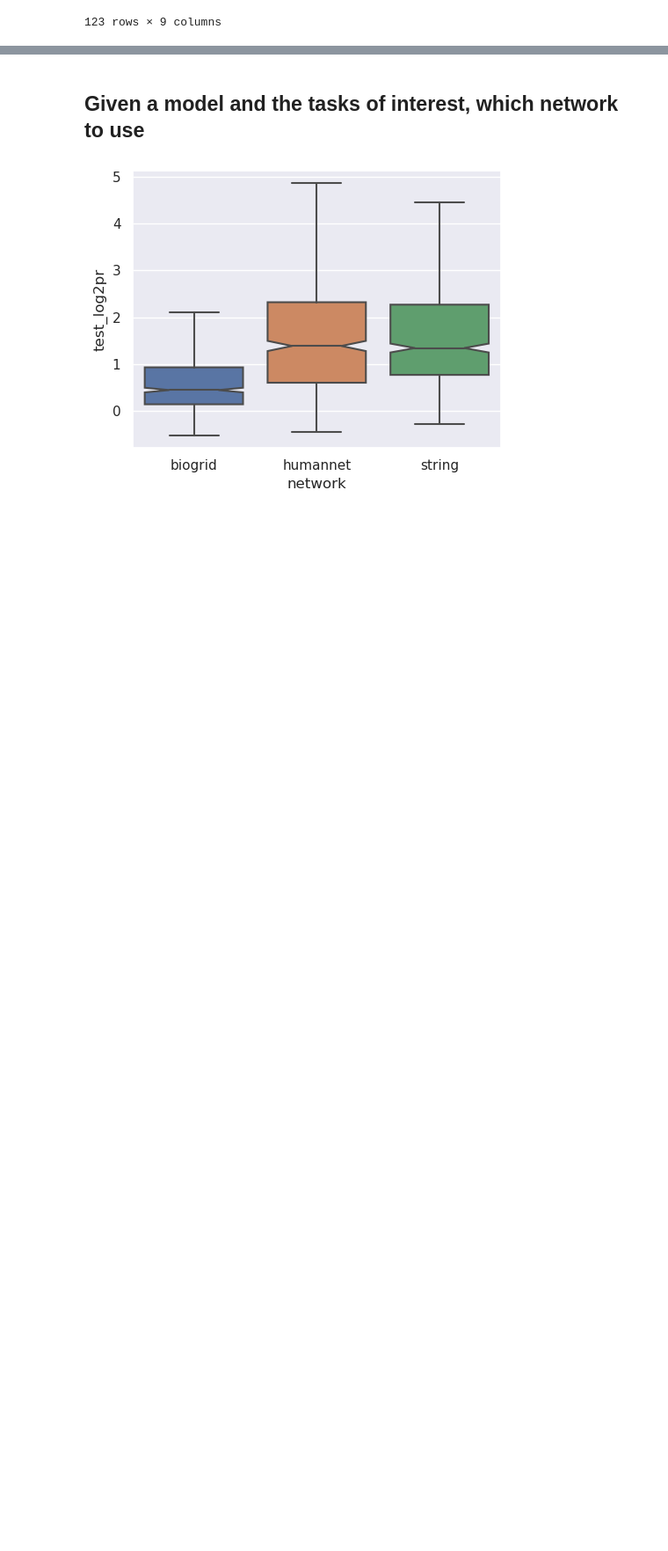
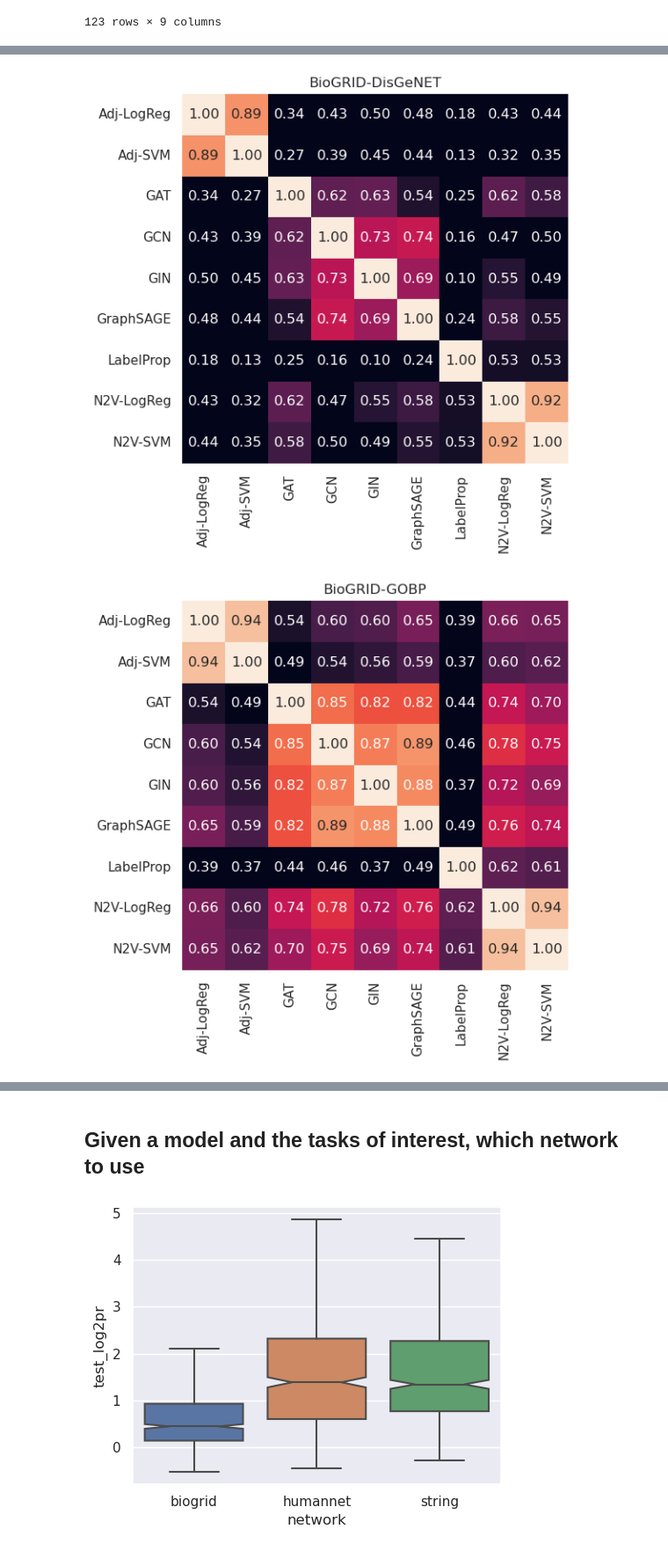
Before and after one commit to krishnanlab/obnbench, a Jupyter notebook: notebook/performance_comparison.ipynb, the cells around one changed output, grey strips where cells are left out. Shown at 88% size. Cells and saved outputs as stored; diff of their text form; code cells hidden in the pictures; blank space fills up the shorter version.

```diff
--- a/notebook/performance_comparison.ipynb
+++ b/notebook/performance_comparison.ipynb
@@ -221,0 +237,31 @@ plt.show()
+# %%
+for network in networks:
+    for label in labels:
+        plt.figure(figsize=(6, 6))
+        sns.heatmap(
+            (
+                df
+                .groupby(
+                    ["task_name", "network", "label", "model"],
+                    as_index=False,
+                )
+                .mean()
+                .query("network == @network & label == @label")
+                .drop("runid", axis=1)
+                .pivot(index="task_name", columns="model", values=metric)#[models]
+                .corr()
+                .rename(columns=model_name_dict, index=model_name_dict)
+            ),
+            annot=True,
+            fmt=".2f",
+            cbar=False,
+            vmin=0.5,
+        )
+        plt.xlabel("")
+        plt.ylabel("")
+        plt.title(f"{network_name_dict[network]}-{label_name_dict[label]}")
+        plt.tight_layout()
+        plt.show()
+# %% [output]
+[figure, added]
+[figure, added]
```
Also changed, not shown: parts of 4 cells of this notebook.
